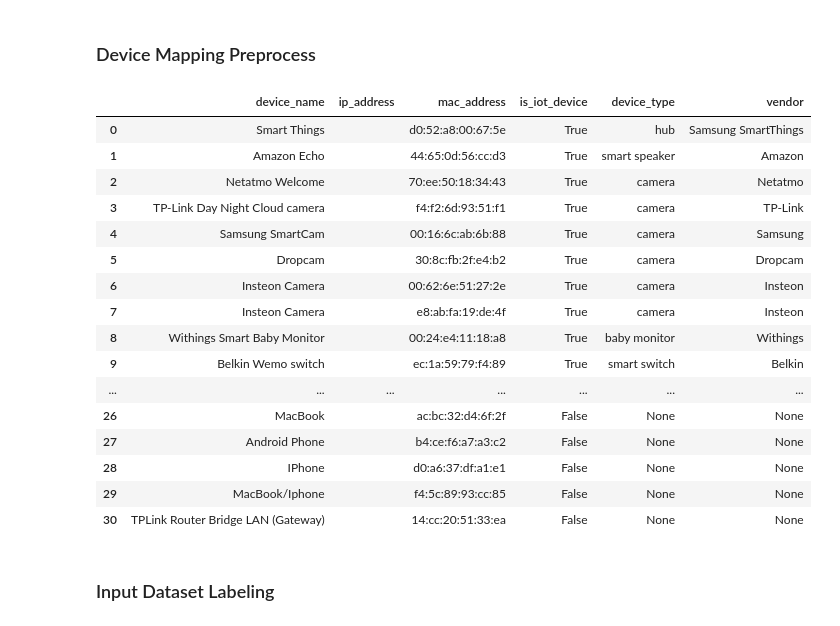
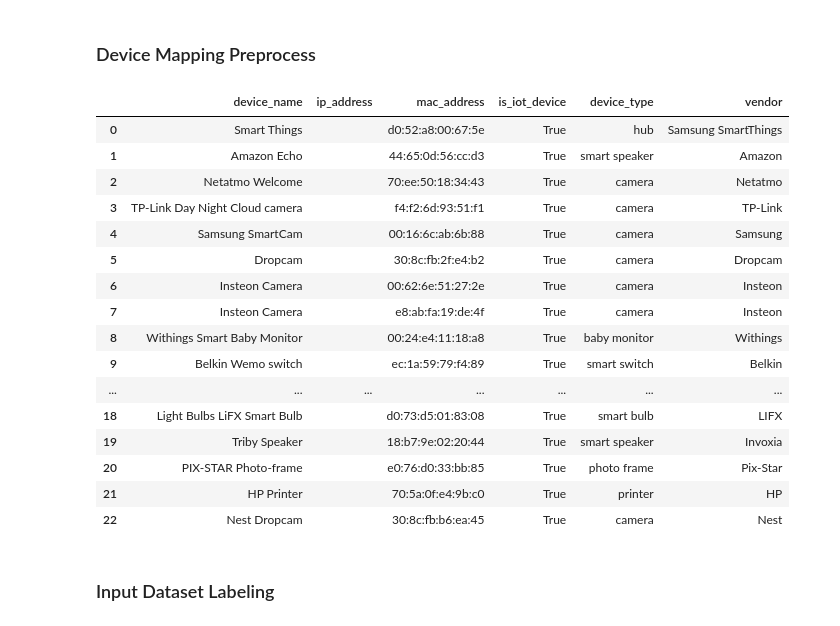
Before and after one commit to dtuan2604/NetSysResearch, a Jupyter notebook: experiment/working/experiment/preprocess-device-list.ipynb, the cells around one changed output. Drawn from its saved outputs; the diff is of its cells as text; code cells hidden in the pictures.

Commit message:
feat: process device list

```diff
--- a/experiment/working/experiment/preprocess-device-list.ipynb
+++ b/experiment/working/experiment/preprocess-device-list.ipynb
@@ -7,6 +7,11 @@ import sys
 import pandas as pd
 from typing import Dict, List
 import re
+# %%
+pd.set_option("display.max_rows", None)
+pd.set_option("display.max_columns", None)
+pd.set_option("display.max_colwidth", None)
+pd.set_option("display.width", None)
 # %%
 DATASET_FOLDER = "../../../dataset"
 DEVICE_LIST_1 = DATASET_FOLDER +"/identify-iot-devices-and-events-based-on-packet-length-from-encrypted-traffic/device-mapping/List_Of_Devices.txt"
@@ -51,6 +56,7 @@ DEVICE_LABELS = {
     "Triby Speaker": {"device_type": "smart speaker", "vendor": "Invoxia"},
     "PIX-STAR Photo-frame": {"device_type": "photo frame", "vendor": "Pix-Star"},
     "Nest Dropcam": {"device_type": "camera", "vendor": "Nest"},
+    "HP Printer": {"device_type": "printer", "vendor": "HP"},
 }
 
 DEVICE_MAPPING_COLUMNS = [
@@ -86,48 +92,49 @@ def parse_list_of_devices(device_list_path: str) -> pd.DataFrame:
             ip_match = IP_ADDRESS_PATTERN.search(line)
             ip_address = ip_match.group(0) if ip_match else ""
 
             iot_label = DEVICE_LABELS.get(device_name)
-            records.append(
-                {
-                    "device_name": device_name,
-                    "ip_address": ip_address,
-                    "mac_address": mac_address,
-                    "is_iot_device": iot_label is not None,
-                    "device_type": iot_label["device_type"] if iot_label else None,
-                    "vendor": iot_label["vendor"] if iot_label else None,
-                }
-            )
+            if iot_label is not None:
+                records.append(
+                    {
+                        "device_name": device_name,
+                        "ip_address": ip_address,
+                        "mac_address": mac_address,
+                        "is_iot_device": iot_label is not None,
+                        "device_type": iot_label["device_type"] if iot_label else None,
+                        "vendor": iot_label["vendor"] if iot_label else None,
+                    }
+                )
 
     device_mapping = pd.DataFrame(records, columns=DEVICE_MAPPING_COLUMNS, dtype=object)
     device_mapping["is_iot_device"] = device_mapping["is_iot_device"].astype(bool)
     return device_mapping
 
 
 device_mapping_1 = parse_list_of_devices(DEVICE_LIST_1)
 dataset1_device_mapping_folder = device_mapping_folder + "/" + dataset1
 os.makedirs(dataset1_device_mapping_folder, exist_ok=True)
 device_mapping_1_output_path = os.path.join(dataset1_device_mapping_folder, "list_of_devices_processed.csv")
 device_mapping_1.to_csv(device_mapping_1_output_path, index=False, na_rep="None")
 
 device_mapping_1
 # %% [output]
 |  | device_name | ip_address | mac_address | is_iot_device | device_type | vendor |
 | 0 | Smart Things |  | d0:52:a8:00:67:5e | True | hub | Samsung SmartThings |
 | 1 | Amazon Echo |  | 44:65:0d:56:cc:d3 | True | smart speaker | Amazon |
 | 2 | Netatmo Welcome |  | 70:ee:50:18:34:43 | True | camera | Netatmo |
 | 3 | TP-Link Day Night Cloud camera |  | f4:f2:6d:93:51:f1 | True | camera | TP-Link |
 | 4 | Samsung SmartCam |  | 00:16:6c:ab:6b:88 | True | camera | Samsung |
 | 5 | Dropcam |  | 30:8c:fb:2f:e4:b2 | True | camera | Dropcam |
 | 6 | Insteon Camera |  | 00:62:6e:51:27:2e | True | camera | Insteon |
 | 7 | Insteon Camera |  | e8:ab:fa:19:de:4f | True | camera | Insteon |
 | 8 | Withings Smart Baby Monitor |  | 00:24:e4:11:18:a8 | True | baby monitor | Withings |
 | 9 | Belkin Wemo switch |  | ec:1a:59:79:f4:89 | True | smart switch | Belkin |
 | ... | ... | ... | ... | ... | ... | ... |
-| 26 | MacBook |  | ac:bc:32:d4:6f:2f | False | None | None |
-| 27 | Android Phone |  | b4:ce:f6:a7:a3:c2 | False | None | None |
-| 28 | IPhone |  | d0:a6:37:df:a1:e1 | False | None | None |
-| 29 | MacBook/Iphone |  | f4:5c:89:93:cc:85 | False | None | None |
-| 30 | TPLink Router Bridge LAN (Gateway) |  | 14:cc:20:51:33:ea | False | None | None |
+| 18 | Light Bulbs LiFX Smart Bulb |  | d0:73:d5:01:83:08 | True | smart bulb | LIFX |
+| 19 | Triby Speaker |  | 18:b7:9e:02:20:44 | True | smart speaker | Invoxia |
+| 20 | PIX-STAR Photo-frame |  | e0:76:d0:33:bb:85 | True | photo frame | Pix-Star |
+| 21 | HP Printer |  | 70:5a:0f:e4:9b:c0 | True | printer | HP |
+| 22 | Nest Dropcam |  | 30:8c:fb:b6:ea:45 | True | camera | Nest |
 # %% [markdown]
 ### Input Dataset Labeling
 # %% [markdown]
```
Also changed, not shown: parts of 1 cell of this notebook.
